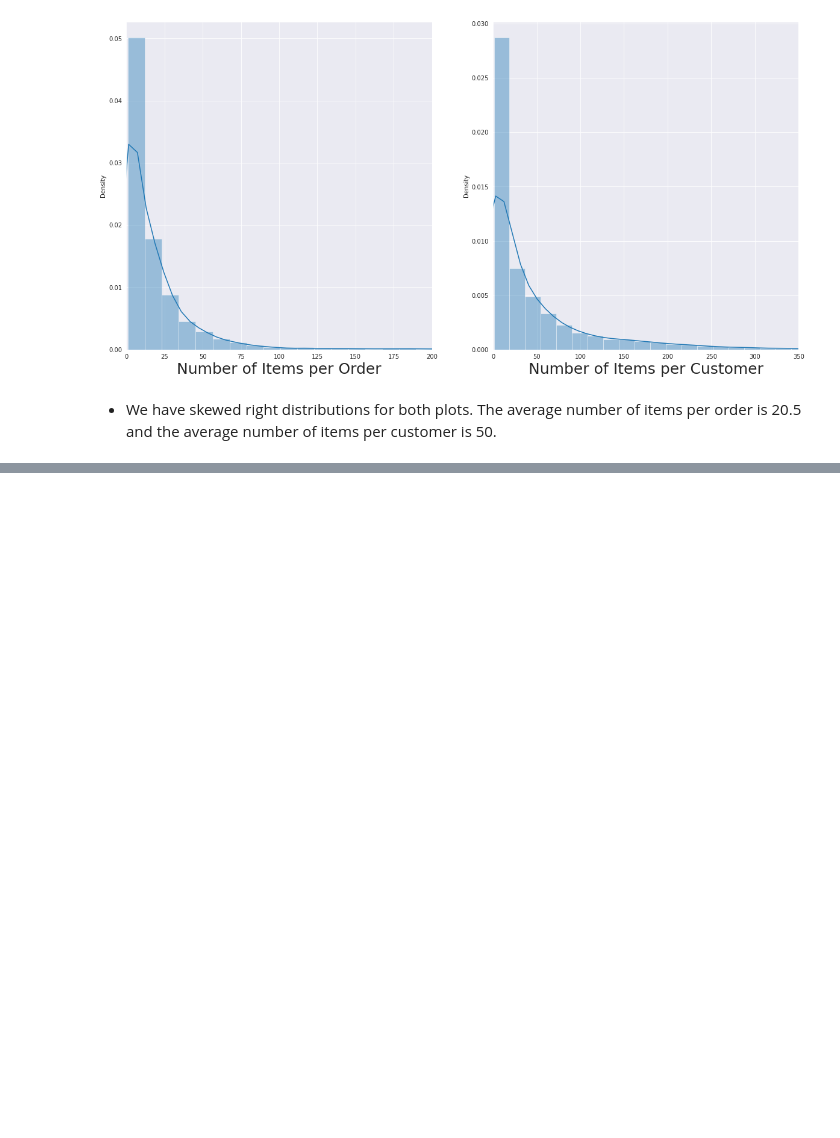
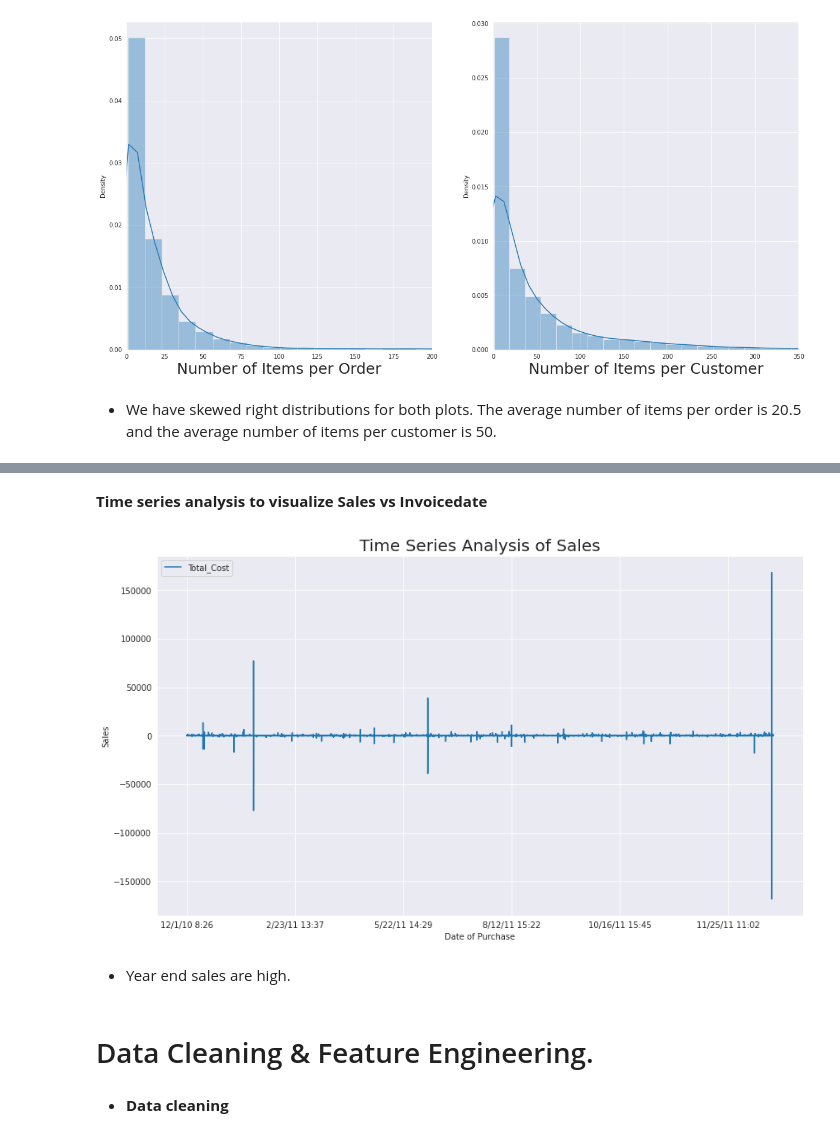
Before and after one commit to Ranjitkumarmuduli/Capstone-Project--4, a Jupyter notebook: Online_Retail_Customer_Segmentation_Capstone_Project.ipynb, the cells around one changed output, grey strips where cells are left out. Drawn from its saved outputs; the diff is of its cells as text; code cells hidden in the pictures; blank space fills up the shorter version.

```diff
--- a/Online_Retail_Customer_Segmentation_Capstone_Project.ipynb
+++ b/Online_Retail_Customer_Segmentation_Capstone_Project.ipynb
@@ -433,0 +539,19 @@ plt.show()
+# %% [markdown]
+**Time series analysis to visualize Sales vs Invoicedate**
+# %%
+# let's look at Sales vs Invoicedate (Time series Analysis)
+
+plt.rcParams['figure.figsize'] = (14, 8)
+df.plot(x = 'InvoiceDate', y = 'Total_Cost')
+plt.title("Time Series Analysis of Sales", fontsize = 20)
+plt.xlabel('Date of Purchase')
+plt.ylabel('Sales')
+plt.show()
+# %% [output]
+[figure, added]
+# %% [markdown]
+* Year end sales are high.
+# %% [markdown]
+# Data Cleaning & Feature Engineering.
+# %% [markdown]
+* **Data cleaning**
```
Also changed, not shown: parts of 34 cells of this notebook.
